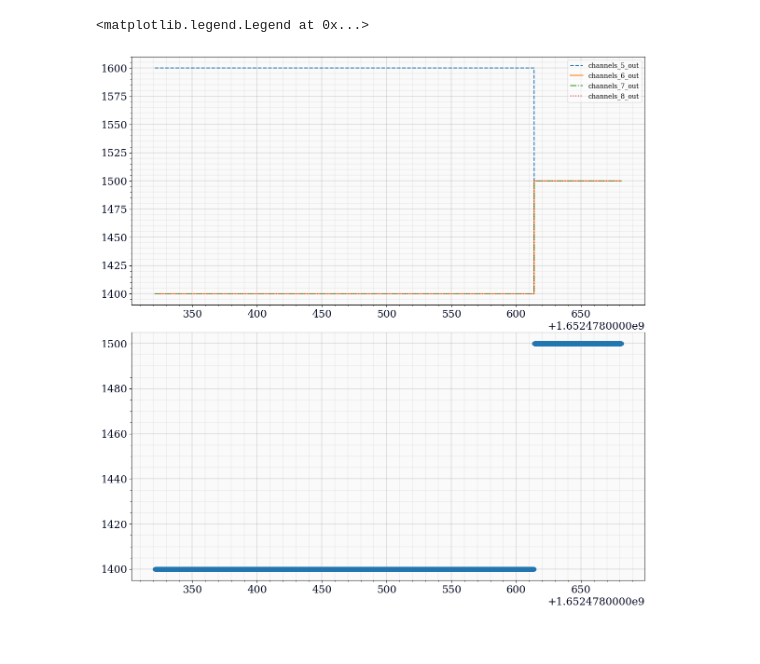
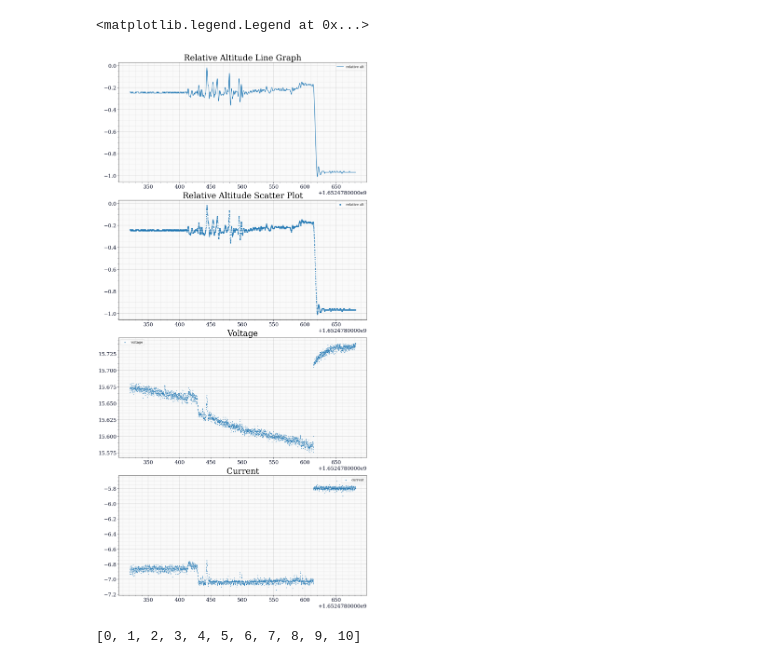
Before and after one commit to champurupat/rosbag, a Jupyter notebook: rosbag_cookbook.ipynb, the cells around one changed output. Saved outputs shown, nothing was run; the diff lists cells and outputs as text; code cells hidden in the pictures.

Commit message:
Add graphs. Formatting

```diff
--- a/rosbag_cookbook.ipynb
+++ b/rosbag_cookbook.ipynb
@@ -166,8 +42,7 @@ foo0/tf_static.csv
 # %%
-battery = pd.read_csv("foo0/mavros-battery.csv")
-rc_ovverride = pd.read_csv("foo0/mavros-rc-override.csv")
-alt = pd.read_csv("foo0/mavros-global_position-rel_alt.csv")
-rc_out = pd.read_csv("foo0/mavros-rc-out.csv")
-rc_in = pd.read_csv("foo0/mavros-rc-in.csv")
-rc_or = pd.read_csv("foo0/mavros-rc-override.csv")
-rc_out
+# sample of topics
+# load as pandas objects
+alt = pd.read_csv("test_1/mavros-global_position-rel_alt.csv")
+battery = pd.read_csv("test_1/mavros-battery.csv")
+rc_out = pd.read_csv("test_1/mavros-rc-out.csv")
+rc_or = pd.read_csv("test_1/mavros-rc-override.csv")
@@ -188,30 +49,28 @@ rc_out
 # %%
-fig, ax = bagpy.create_fig(2)
+# sample of graphing capabilities
+# essentially pandas and matplotlib
+fig, ax = bagpy.create_fig(4)
+
+ax[0].plot('Time', 'data', data=alt, label='relative alt')
+ax[0].set_title('Relative Altitude Line Graph')
+ax[0].legend()
+
 # s is dot size
-# ax[0].scatter(x = 'Time', y='voltage', data = battery, s=1, label ='voltage')
-# ax[1].scatter(x = 'Time', y='current', data = battery, s=1, label ='current')
-# ax[2].scatter(x = 'Time', y='channels_2', data = rc_ovverride, s=1, label ='channels_2')
-# ax[3].scatter(x = 'Time', y='data', data = alt, s=1, label ='rel_alt')
-# i = 4
-# ax[0].scatter(x = 'Time', y='channels_{}'.format(i), data = rc_out, label='channels_{}_out'.format(i+1))
-# i = 5
-# ax[0].scatter(x = 'Time', y='channels_{}'.format(i), data = rc_out, label='channels_{}_out'.format(i+1))
-# i = 6
-# ax[0].scatter(x = 'Time', y='channels_{}'.format(i), data = rc_out, label='channels_{}_out'.format(i+1))
-# i = 7
-# ax[0].scatter(x = 'time', y='channels_{}'.format(i), data = rc_out, label='channels_{}_out'.format(i+1))
+ax[1].scatter(x='Time', y='data', data=alt, s=4, label='relative alt')
+ax[1].set_title('Relative Altitude Scatter Plot')
+ax[1].legend()
 
+ax[2].scatter(x='Time', y='voltage', data=battery, s=1, label='voltage')
+ax[2].set_title('Voltage')
+ax[2].legend()
 
-i = 4
-ax[0].plot('Time', 'channels_{}'.format(i), data = rc_out, label='channels_{}_out'.format(i+1), linestyle="--")
-i = 5
-ax[0].plot('Time', 'channels_{}'.format(i), data = rc_out, label='channels_{}_out'.format(i+1), linestyle="-")
-i = 6
-ax[0].plot('Time', 'channels_{}'.format(i), data = rc_out, label='channels_{}_out'.format(i+1), linestyle="-.")
-i = 7
-ax[0].plot('Time', 'channels_{}'.format(i), data = rc_out, label='channels_{}_out'.format(i+1), linestyle=":")
-ax[1].scatter(x = 'Time', y='channels_{}'.format(i), data = rc_out, label='channels_{}_out'.format(i+1))
-ax[0].legend()
+ax[3].scatter(x='Time', y='current', data=battery, s=1, label='current')
+ax[3].set_title('Current')
+ax[3].legend()
 # %% [output]
 <matplotlib.legend.Legend at 0x...>
-[figure, old version]
+[figure, new version]
+# %%
+rc _
+# %% [output]
+[0, 1, 2, 3, 4, 5, 6, 7, 8, 9, 10]
```
Also changed, not shown: parts of 31 cells of this notebook.
